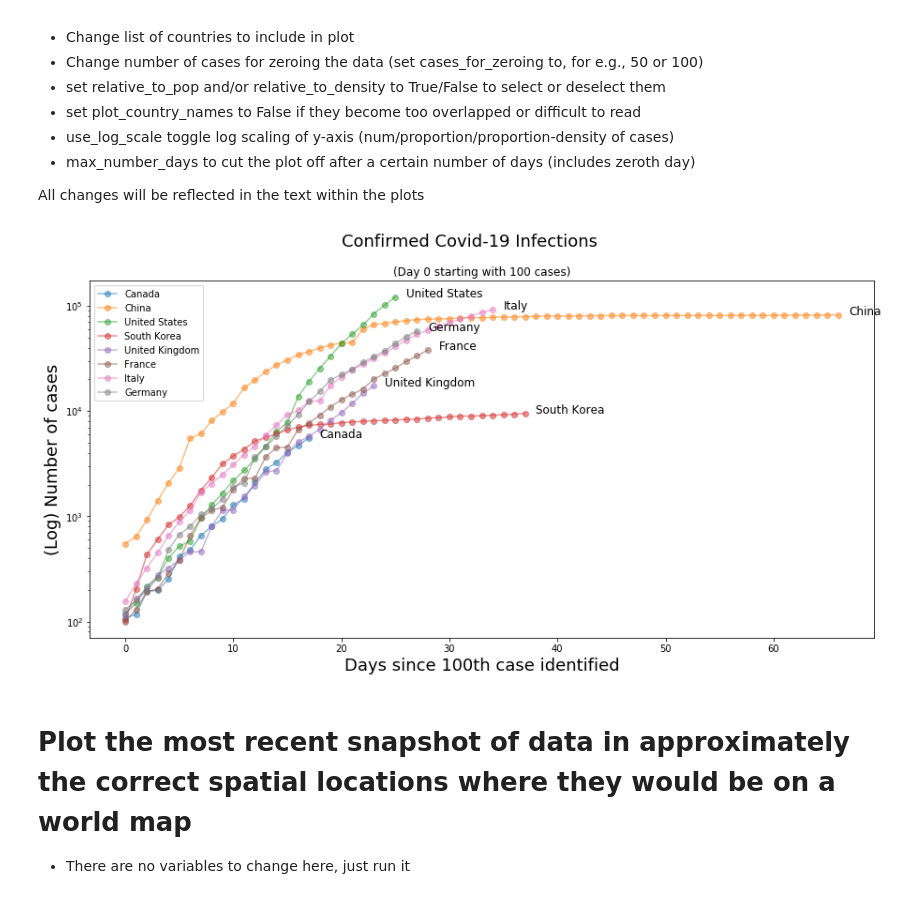
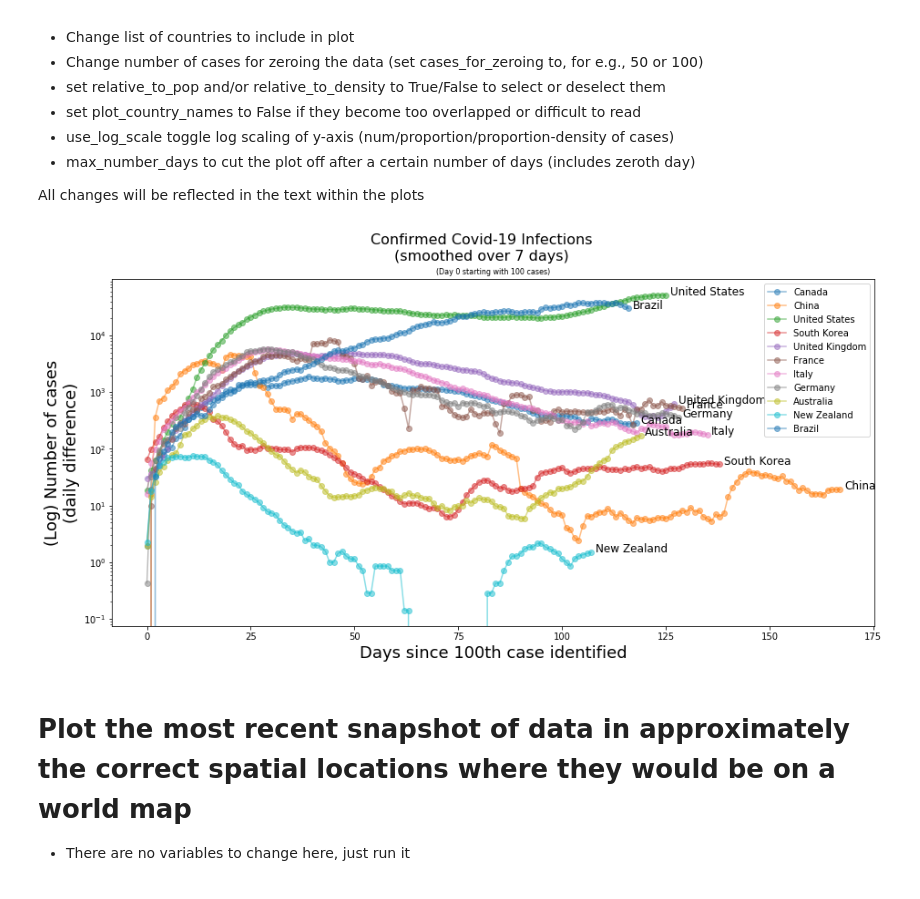
Before and after one commit to neuralabc/COVID-19, a Jupyter notebook: COVID-19_PlotCountryData_Cases.ipynb, the cells around one changed output. Saved outputs shown, nothing was run; the diff lists cells and outputs as text; code cells hidden in the pictures.

```diff
--- a/COVID-19_PlotCountryData_Cases.ipynb
+++ b/COVID-19_PlotCountryData_Cases.ipynb
@@ -249,30 +250,36 @@ df_all.head()
 
 All changes will be reflected in the text within the plots
 # %%
-countries = ['Canada','China','United States','South Korea','United Kingdom','France','Italy','Germany']
+countries = ['Canada','China','United States','South Korea','United Kingdom','France','Italy',
+             'Germany','Australia','New Zealand','Brazil']
+# countries = ['Canada','Australia','New Zealand','United States']
 cases_for_zeroing = 100 #number of cases (per country) to zero each country to
 relative_to_pop = False #plot relative number of cases over time (divide by population)
 relative_to_density = False
 plot_country_names = True #put the country names beside the timeseries
 use_log_scale = True
 max_number_days = None #50 #maximum number of days to cutoff the data at, use None for no cutoff, this includes the 0th day
-
+daily_difference = True
 density_col = 'Density (P/Km²)'
 pop_col = 'Population (2020)'
+smooth_data = True #smooth data in the last step with a 1st order savgol filter
+smooth_days = 7 #smooth the data with a savgol filter
+
 
 if relative_to_density:
     relative_to_pop = False #we are already relative to pop :)
-
+if smooth_data:
+    smooth_txt = "smoothed over {} days".format(smooth_days)
 
 plt.figure(figsize=(15,7))
-_t=plt.suptitle('Confirmed Covid-19 Infections',fontsize=18)
+_t=plt.suptitle('Confirmed Covid-19 Infections\n({})'.format(smooth_txt),fontsize=16)
 
 if relative_to_pop:
-    _t=plt.title('(Day 0 starting with {} cases)\n(Relative to country population)'.format(cases_for_zeroing),fontsize=12)
+    _t=plt.title('(Day 0 starting with {} cases & Relative to country population)'.format(cases_for_zeroing),fontsize=8)
 elif relative_to_density:
-    _t=plt.title('(Day 0 starting with {} cases)\n(Relative to country density)'.format(cases_for_zeroing),fontsize=12)
+    _t=plt.title('(Day 0 starting with {} cases & Relative to country density)'.format(cases_for_zeroing),fontsize=8)
 else:
-    _t=plt.title('(Day 0 starting with {} cases)'.format(cases_for_zeroing),fontsize=12)
+    _t=plt.title('(Day 0 starting with {} cases)'.format(cases_for_zeroing),fontsize=8)
 
 for country in countries:
     #convert population (includes ","s) to an integer
@@ -285,42 +292,49 @@ for country in countries:
     idx_offset = np.where(ts>=cases_for_zeroing)[0][0]
     dates = dateconvert(dates[idx_offset:])
     ts = np.array(ts[idx_offset:])
-
     if relative_to_pop:
         ts = ts/pop
     elif relative_to_density:
         ts = ts/density
+    if daily_difference:
+        ts = np.insert(np.diff(ts),0,0)
+    if smooth_data:
+        ts = savgol_filter(ts, smooth_days, 1)
     #compute the days since (i think each day is reported in all cases, but just to be sure)
     days = [0]
     for dt_diff in np.diff(dates):
         days.append(dt_diff.days) #converted to datetime obj (delta)
     days = np.cumsum(days)
 
     if (max_number_days is not None) and (days.max() > max_number_days):
         idx_offset = np.where(days<=max_number_days)[0][-1]
         days = days[:idx_offset]
         ts = ts[:idx_offset]
 
     plt.plot(days,ts,'o-',label=country,alpha=0.5)
     if plot_country_names:
         plt.text(days[-1]+1,ts[-1],country,fontsize=12)
 plt.xlabel('Days since {}th case identified'.format(cases_for_zeroing),fontsize=18)
 
 if use_log_scale:
     log_txt = "(Log) "
 else:
     log_txt = ""
+if daily_difference:
+    log_tail = "\n(daily difference)"
+else:
+    log_tail = ""
 if relative_to_pop:
-    plt.ylabel('{}Number of cases / total population\n(proportion)'.format(log_txt),fontsize=18)
+    plt.ylabel('{}Number of cases / total population\n(proportion){}'.format(log_txt,log_tail),fontsize=18)
 elif relative_to_density:
-    plt.ylabel('{}Number of cases / population density {}'.format(log_txt,density_col.replace('Density ','')),fontsize=18)
+    plt.ylabel('{}Number of cases / population density {}{}'.format(log_txt,density_col.replace('Density ',''),log_tail),fontsize=18)
 else:
-    plt.ylabel('{}Number of cases'.format(log_txt),fontsize=18)
+    plt.ylabel('{}Number of cases{}'.format(log_txt,log_tail),fontsize=18)
 plt.legend()
 if use_log_scale:
     plt.gca().set_yscale('log')
 # %% [output]
-[figure, old version]
+[figure, new version]
 # %% [markdown]
 # Plot the most recent snapshot of data in approximately the correct spatial locations where they would be on a world map
 - There are no variables to change here, just run it
```
Also changed, not shown: parts of 5 cells of this notebook.
